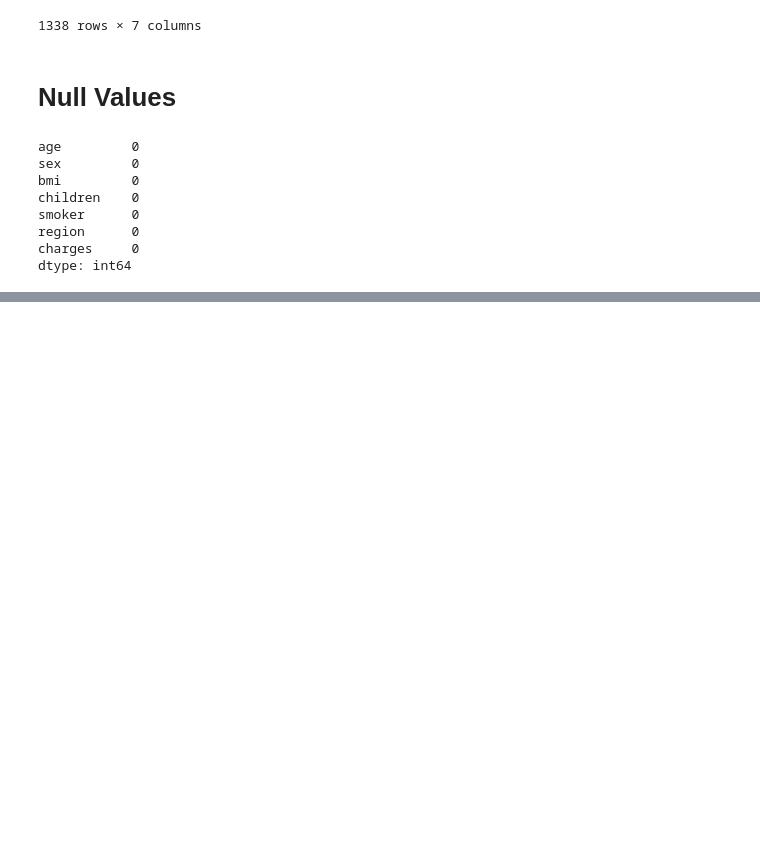
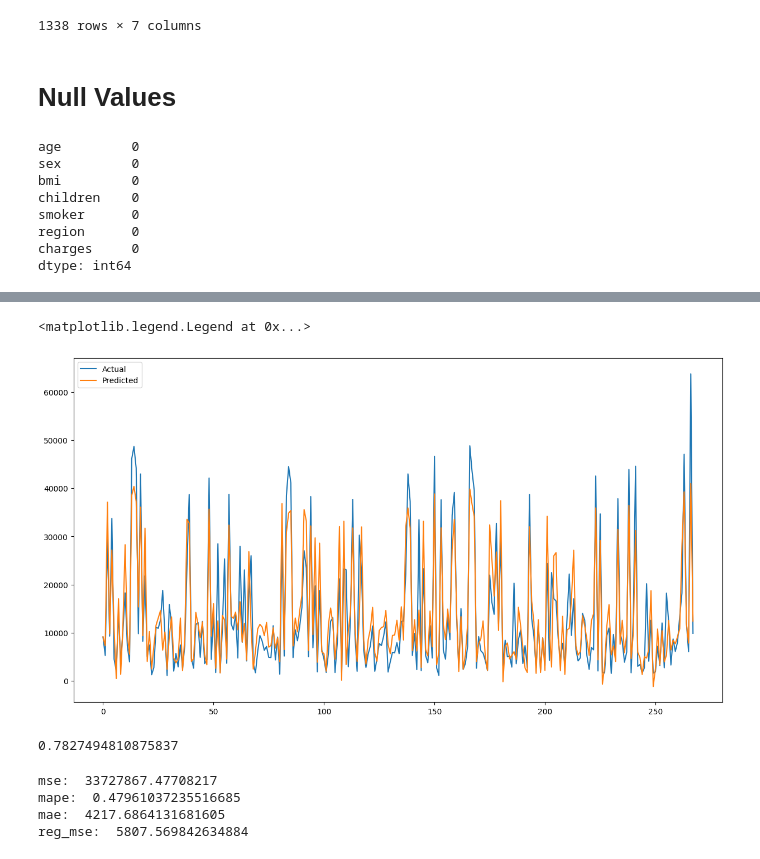
Before and after one commit to MH0386/medical_insurance_cost_prediction, a Jupyter notebook: Code.ipynb, the cells around one changed output, grey strips where cells are left out. Drawn from its saved outputs; the diff is of its cells as text; code cells hidden in the pictures; blank space fills up the shorter version.

```diff
--- a/Code.ipynb
+++ b/Code.ipynb
@@ -105 +104,5 @@ def cost(x, w, b, Y_train):
+# %%
+rs = RobustScaler()
+X_Train = rs.fit_transform(X_Train)
+X_Test = rs.fit_transform(X_Test)
 # %% [markdown]
@@ -124,0 +110,3 @@ array([1.42026201e+08, 1.42571797e+06, 9.71976461e+06, ...,
+# %%
+Model = linear_model.LinearRegression()
+Model.fit(X_Train, Y_Train)
@@ -124,0 +123,4 @@ array([1.42026201e+08, 1.42571797e+06, 9.71976461e+06, ...,
+# %%
+Y_Pred = Model.predict(X_Test)
+Y_Test_Pred = pd.DataFrame({"Y_Test": Y_Test, "Y_Pred": Y_Pred})
+Y_Test_Pred.head()
@@ -124,0 +134,30 @@ array([1.42026201e+08, 1.42571797e+06, 9.71976461e+06, ...,
+# %%
+Y_Test_Pred = Y_Test_Pred.reset_index()
+# %%
+plt.figure(figsize=(15, 8))
+Y_Test_Pred = Y_Test_Pred.drop(["index"], axis=1)
+plt.plot(Y_Test_Pred)
+plt.legend(["Actual", "Predicted"])
+# %% [output]
+<matplotlib.legend.Legend at 0x...>
+[figure, added]
+# %%
+reg_score = r2_score(Y_Test , Y_Pred)
+reg_score
+# %% [output]
+0.7827494810875837
+# %%
+mse = mean_squared_error(Y_Test , Y_Pred)
+print("mse: ", mse)
+mape = mean_absolute_percentage_error(Y_Test , Y_Pred)
+print("mape: ", mape)
+mae = mean_absolute_error(Y_Test , Y_Pred)
+print("mae: ", mae)
+reg_mse = mean_squared_error(Y_Test , Y_Pred)
+reg_rmse  = np.sqrt(reg_mse)
+print("reg_mse: ", reg_rmse)
+# %% [output]
+mse:  33727867.47708217
+mape:  0.47961037235516685
+mae:  4217.6864131681605
+reg_mse:  5807.569842634884
```
Also changed, not shown: parts of 26 cells of this notebook.
